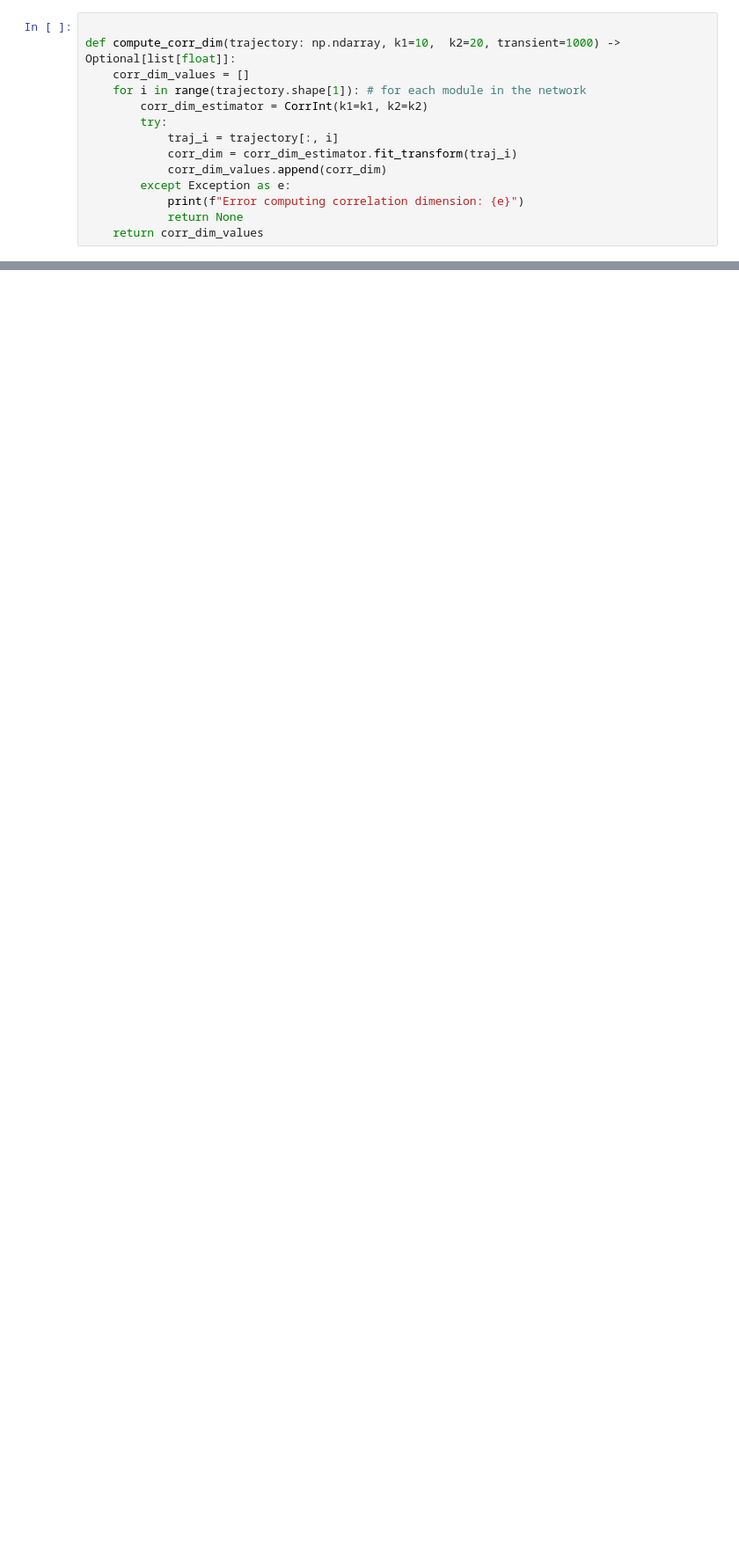
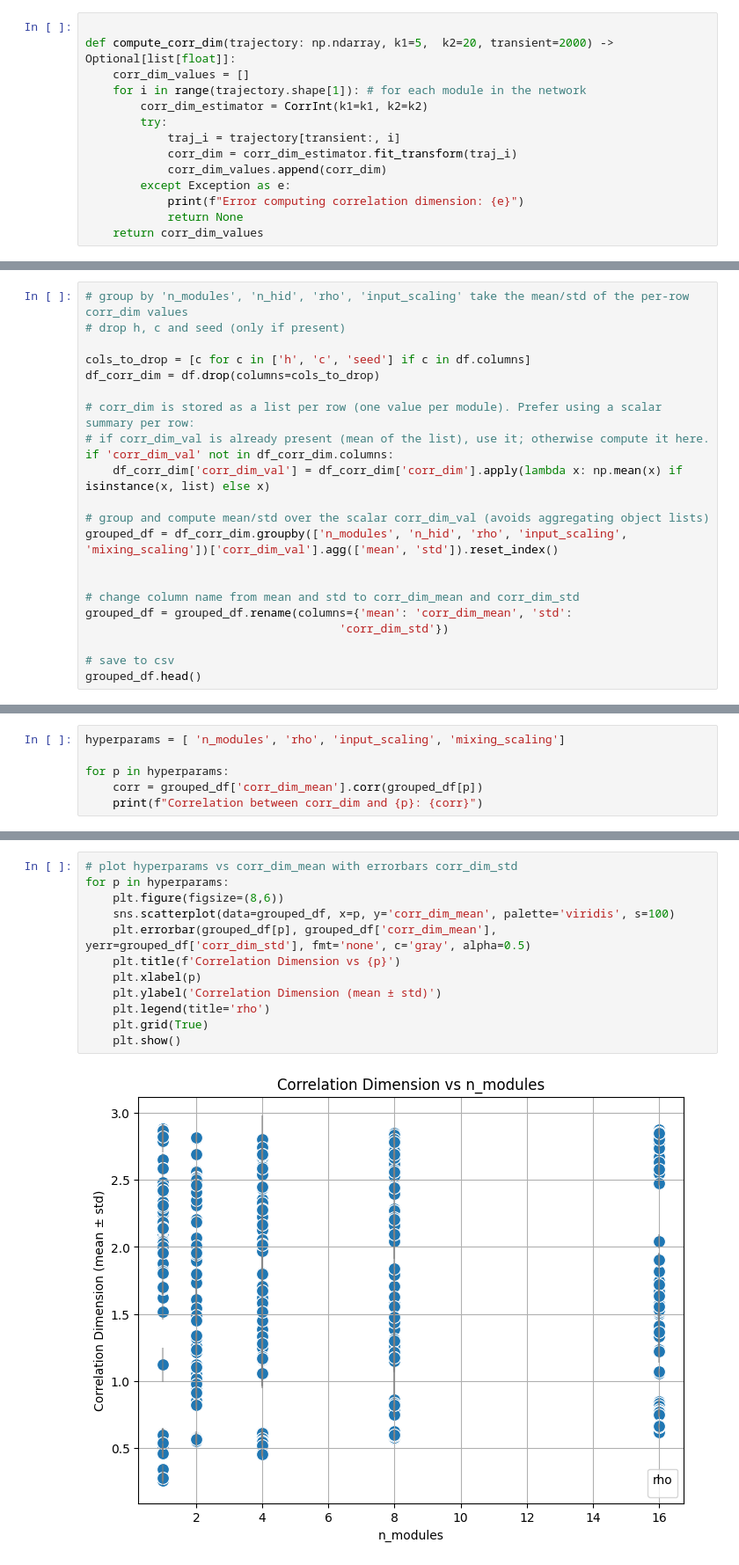
Before and after one commit to AndreaCossu/archetype-computing-adaptive-system, a Jupyter notebook: att_dim_experiments/compute_metrics.ipynb, the cells around one changed output, grey strips where cells are left out. Shown at 88% size. Drawn from its saved outputs; the diff is of its cells as text; blank space fills up the shorter version.

```diff
--- a/att_dim_experiments/compute_metrics.ipynb
+++ b/att_dim_experiments/compute_metrics.ipynb
@@ -14,12 +19,12 @@ from tqdm import tqdm
 tqdm.pandas()
 # %%
 
-def compute_corr_dim(trajectory: np.ndarray, k1=10,  k2=20, transient=1000) -> Optional[list[float]]:
+def compute_corr_dim(trajectory: np.ndarray, k1=5,  k2=20, transient=2000) -> Optional[list[float]]:
     corr_dim_values = []
     for i in range(trajectory.shape[1]): # for each module in the network
         corr_dim_estimator = CorrInt(k1=k1, k2=k2)
         try:
-            traj_i = trajectory[:, i]
+            traj_i = trajectory[transient:, i]
             corr_dim = corr_dim_estimator.fit_transform(traj_i)
             corr_dim_values.append(corr_dim)
         except Exception as e:
@@ -51,0 +82,22 @@ KeyboardInterrupt:
+# %%
+# group by 'n_modules', 'n_hid', 'rho', 'input_scaling' take the mean/std of the per-row corr_dim values
+# drop h, c and seed (only if present)
+
+cols_to_drop = [c for c in ['h', 'c', 'seed'] if c in df.columns]
+df_corr_dim = df.drop(columns=cols_to_drop)
+
+# corr_dim is stored as a list per row (one value per module). Prefer using a scalar summary per row:
+# if corr_dim_val is already present (mean of the list), use it; otherwise compute it here.
+if 'corr_dim_val' not in df_corr_dim.columns:
+	df_corr_dim['corr_dim_val'] = df_corr_dim['corr_dim'].apply(lambda x: np.mean(x) if isinstance(x, list) else x)
+
+# group and compute mean/std over the scalar corr_dim_val (avoids aggregating object lists)
+grouped_df = df_corr_dim.groupby(['n_modules', 'n_hid', 'rho', 'input_scaling', 'mixing_scaling'])['corr_dim_val'].agg(['mean', 'std']).reset_index()
+
+
+# change column name from mean and std to corr_dim_mean and corr_dim_std
+grouped_df = grouped_df.rename(columns={'mean': 'corr_dim_mean', 'std':
+									 'corr_dim_std'})
+
+# save to csv
+grouped_df.head()
@@ -51,0 +113,6 @@ KeyboardInterrupt:
+# %%
+hyperparams = [ 'n_modules', 'rho', 'input_scaling', 'mixing_scaling']
+
+for p in hyperparams:
+    corr = grouped_df['corr_dim_mean'].corr(grouped_df[p])
+    print(f"Correlation between corr_dim and {p}: {corr}")
@@ -51,0 +149,14 @@ KeyboardInterrupt:
+# %%
+# plot hyperparams vs corr_dim_mean with errorbars corr_dim_std
+for p in hyperparams:
+    plt.figure(figsize=(8,6))
+    sns.scatterplot(data=grouped_df, x=p, y='corr_dim_mean', palette='viridis', s=100)
+    plt.errorbar(grouped_df[p], grouped_df['corr_dim_mean'], yerr=grouped_df['corr_dim_std'], fmt='none', c='gray', alpha=0.5)
+    plt.title(f'Correlation Dimension vs {p}')
+    plt.xlabel(p)
+    plt.ylabel('Correlation Dimension (mean ± std)')
+    plt.legend(title='rho')
+    plt.grid(True)
+    plt.show()
+# %% [output]
+[figure, added]
```
Also changed, not shown: parts of 23 cells of this notebook, 3 other files.
